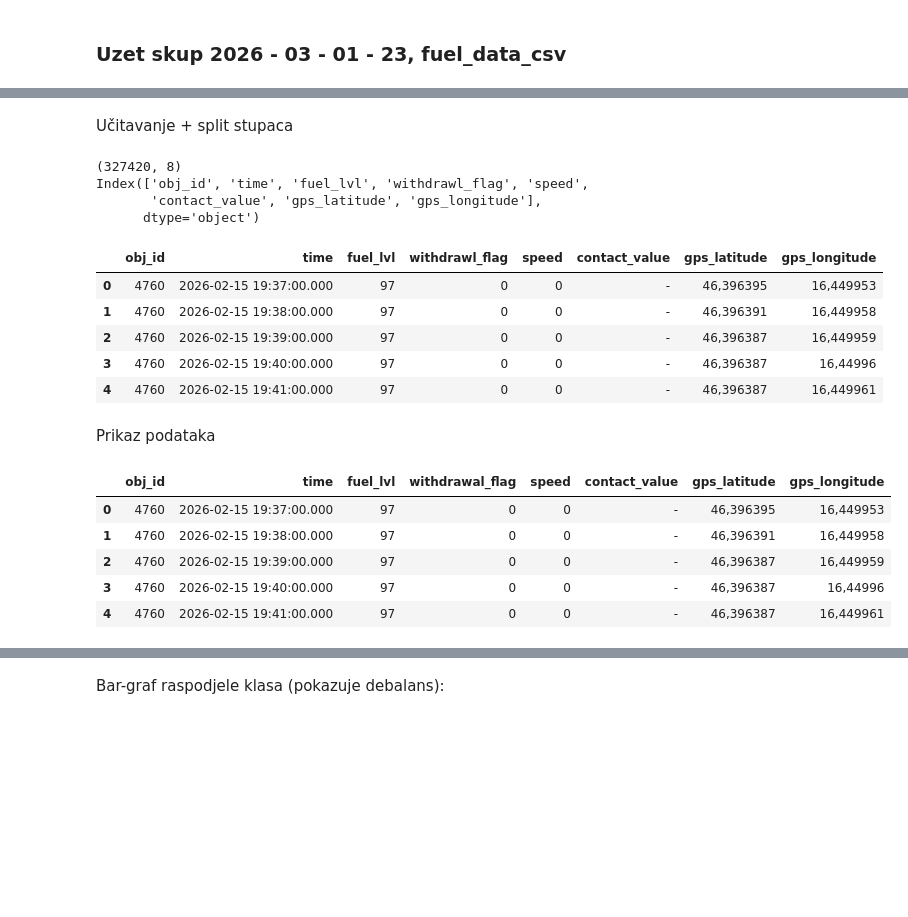
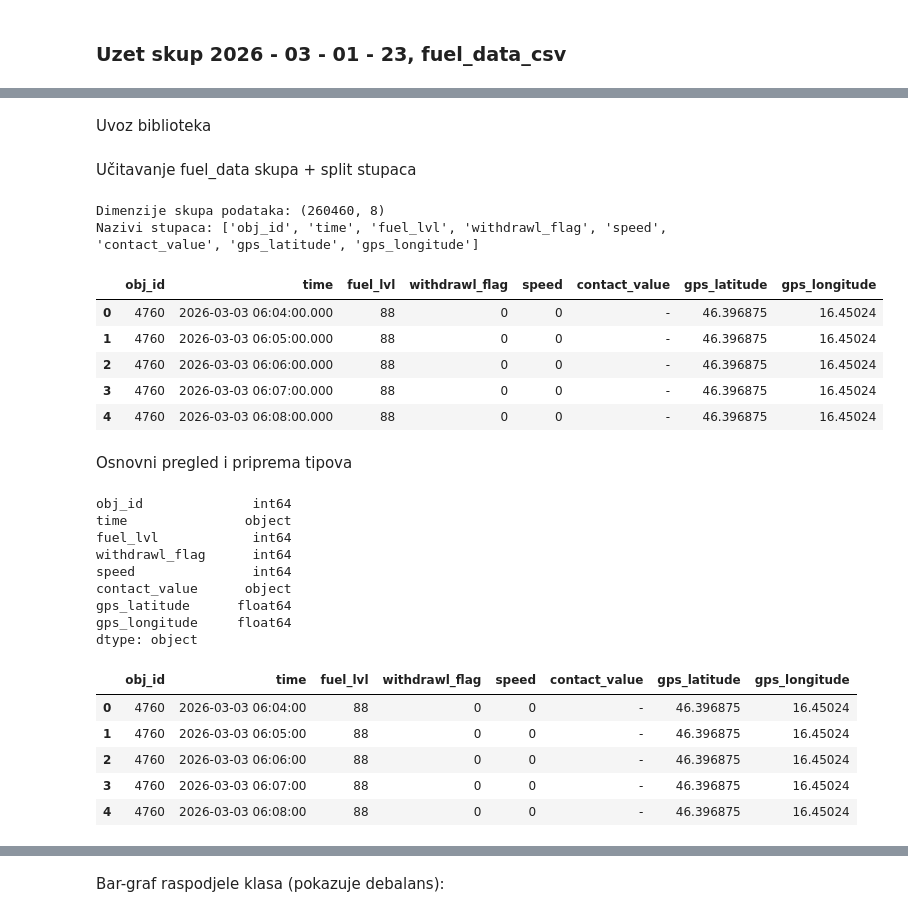
Before and after one commit to Djasek01/sick-fuel-event-detection, a Jupyter notebook: notebooks/01_analiza_priprema_podataka_dogadaji_goriva.ipynb, the cells around one changed output, grey strips where cells are left out. Cells and saved outputs as stored; diff of their text form; code cells hidden in the pictures; blank space fills up the shorter version.

```diff
--- a/notebooks/01_analiza_priprema_podataka_dogadaji_goriva.ipynb
+++ b/notebooks/01_analiza_priprema_podataka_dogadaji_goriva.ipynb
@@ -4,0 +15,2 @@
+# %% [markdown]
+Uvoz biblioteka
@@ -5,41 +35,50 @@
 # %% [markdown]
-Učitavanje + split stupaca
+Učitavanje fuel_data skupa + split stupaca
 # %%
-import pandas as pd
-import numpy as np
-import matplotlib.pyplot as plt
-import seaborn as sns
+df = pd.read_csv(
+    "../data/FuelData/2026-03-01-23/fuel_data.csv",
+    sep=";",
+    decimal=","
+)
 
-pd.set_option("display.max_columns", 50)
-
-path = "../data/FuelData/2026-02-01-28/fuel_data.csv"  # prilagodi po potrebi
-
-raw = pd.read_csv(path, sep=";")
-
-print(raw.shape)
-print(raw.columns)
-raw.head()
+print("Dimenzije skupa podataka:", df.shape)
+print("Nazivi stupaca:", df.columns.tolist())
+df.head()
 # %% [output]
-(327420, 8)
-Index(['obj_id', 'time', 'fuel_lvl', 'withdrawl_flag', 'speed',
-       'contact_value', 'gps_latitude', 'gps_longitude'],
-      dtype='object')
+Dimenzije skupa podataka: (260460, 8)
+Nazivi stupaca: ['obj_id', 'time', 'fuel_lvl', 'withdrawl_flag', 'speed', 'contact_value', 'gps_latitude', 'gps_longitude']
 |  | obj_id | time | fuel_lvl | withdrawl_flag | speed | contact_value | gps_latitude | gps_longitude |
-| 0 | 4760 | 2026-02-15 19:37:00.000 | 97 | 0 | 0 | - | 46,396395 | 16,449953 |
-| 1 | 4760 | 2026-02-15 19:38:00.000 | 97 | 0 | 0 | - | 46,396391 | 16,449958 |
-| 2 | 4760 | 2026-02-15 19:39:00.000 | 97 | 0 | 0 | - | 46,396387 | 16,449959 |
-| 3 | 4760 | 2026-02-15 19:40:00.000 | 97 | 0 | 0 | - | 46,396387 | 16,44996 |
-| 4 | 4760 | 2026-02-15 19:41:00.000 | 97 | 0 | 0 | - | 46,396387 | 16,449961 |
+| 0 | 4760 | 2026-03-03 06:04:00.000 | 88 | 0 | 0 | - | 46.396875 | 16.45024 |
+| 1 | 4760 | 2026-03-03 06:05:00.000 | 88 | 0 | 0 | - | 46.396875 | 16.45024 |
+| 2 | 4760 | 2026-03-03 06:06:00.000 | 88 | 0 | 0 | - | 46.396875 | 16.45024 |
+| 3 | 4760 | 2026-03-03 06:07:00.000 | 88 | 0 | 0 | - | 46.396875 | 16.45024 |
+| 4 | 4760 | 2026-03-03 06:08:00.000 | 88 | 0 | 0 | - | 46.396875 | 16.45024 |
 # %% [markdown]
-Prikaz podataka
+Osnovni pregled i priprema tipova
 # %%
-df = raw.copy()
-df.rename(columns={"withdrawl_flag": "withdrawal_flag"}, inplace=True)
+print(df.dtypes)
+
+# Pretvorba time u datetime
+df["time"] = pd.to_datetime(df["time"], format="%Y-%m-%d %H:%M:%S.%f")
+
+# Ako su GPS stupci još uvijek string, osiguraj da su float (decimal=',' već pomaže)
+df["gps_latitude"] = pd.to_numeric(df["gps_latitude"], errors="coerce")
+df["gps_longitude"] = pd.to_numeric(df["gps_longitude"], errors="coerce")
+
 df.head()
 # %% [output]
+obj_id              int64
+time               object
+fuel_lvl            int64
+withdrawl_flag      int64
+speed               int64
+contact_value      object
+gps_latitude      float64
+gps_longitude     float64
+dtype: object
-|  | obj_id | time | fuel_lvl | withdrawal_flag | speed | contact_value | gps_latitude | gps_longitude |
-| 0 | 4760 | 2026-02-15 19:37:00.000 | 97 | 0 | 0 | - | 46,396395 | 16,449953 |
-| 1 | 4760 | 2026-02-15 19:38:00.000 | 97 | 0 | 0 | - | 46,396391 | 16,449958 |
-| 2 | 4760 | 2026-02-15 19:39:00.000 | 97 | 0 | 0 | - | 46,396387 | 16,449959 |
-| 3 | 4760 | 2026-02-15 19:40:00.000 | 97 | 0 | 0 | - | 46,396387 | 16,44996 |
-| 4 | 4760 | 2026-02-15 19:41:00.000 | 97 | 0 | 0 | - | 46,396387 | 16,449961 |
+|  | obj_id | time | fuel_lvl | withdrawl_flag | speed | contact_value | gps_latitude | gps_longitude |
+| 0 | 4760 | 2026-03-03 06:04:00 | 88 | 0 | 0 | - | 46.396875 | 16.45024 |
+| 1 | 4760 | 2026-03-03 06:05:00 | 88 | 0 | 0 | - | 46.396875 | 16.45024 |
+| 2 | 4760 | 2026-03-03 06:06:00 | 88 | 0 | 0 | - | 46.396875 | 16.45024 |
+| 3 | 4760 | 2026-03-03 06:07:00 | 88 | 0 | 0 | - | 46.396875 | 16.45024 |
+| 4 | 4760 | 2026-03-03 06:08:00 | 88 | 0 | 0 | - | 46.396875 | 16.45024 |
```
Also changed, not shown: parts of 23 cells of this notebook.
